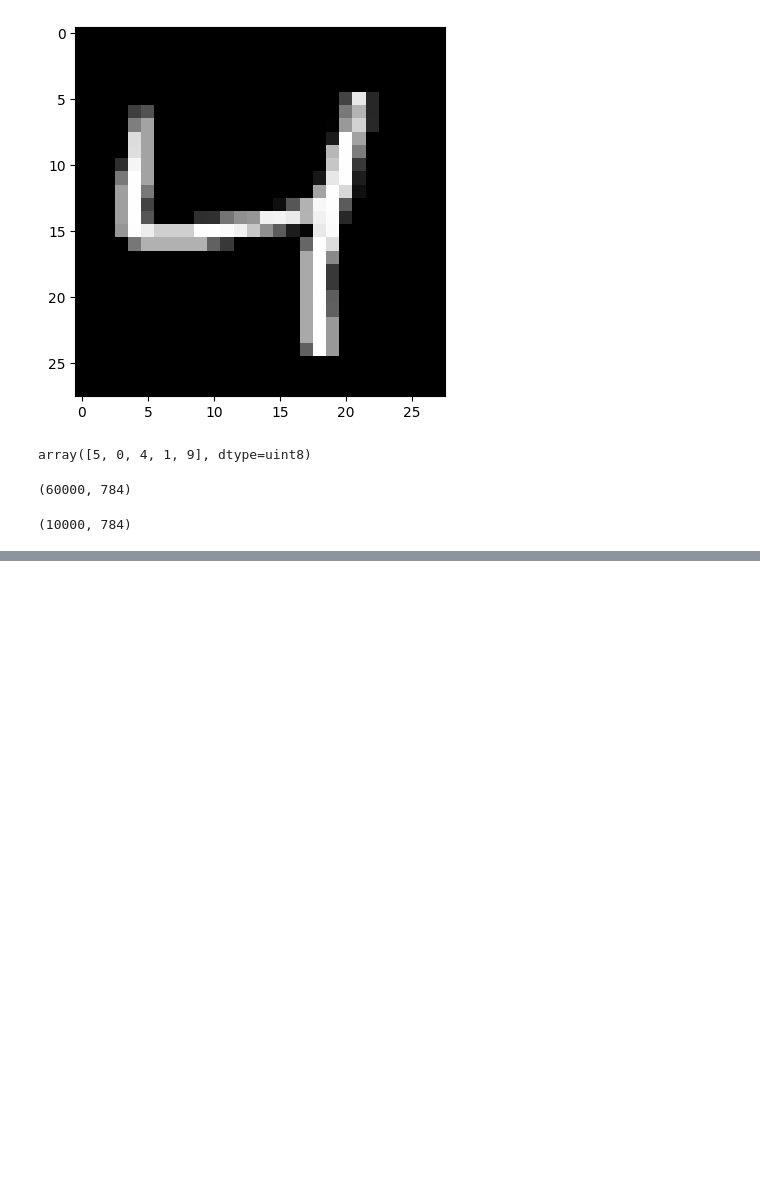
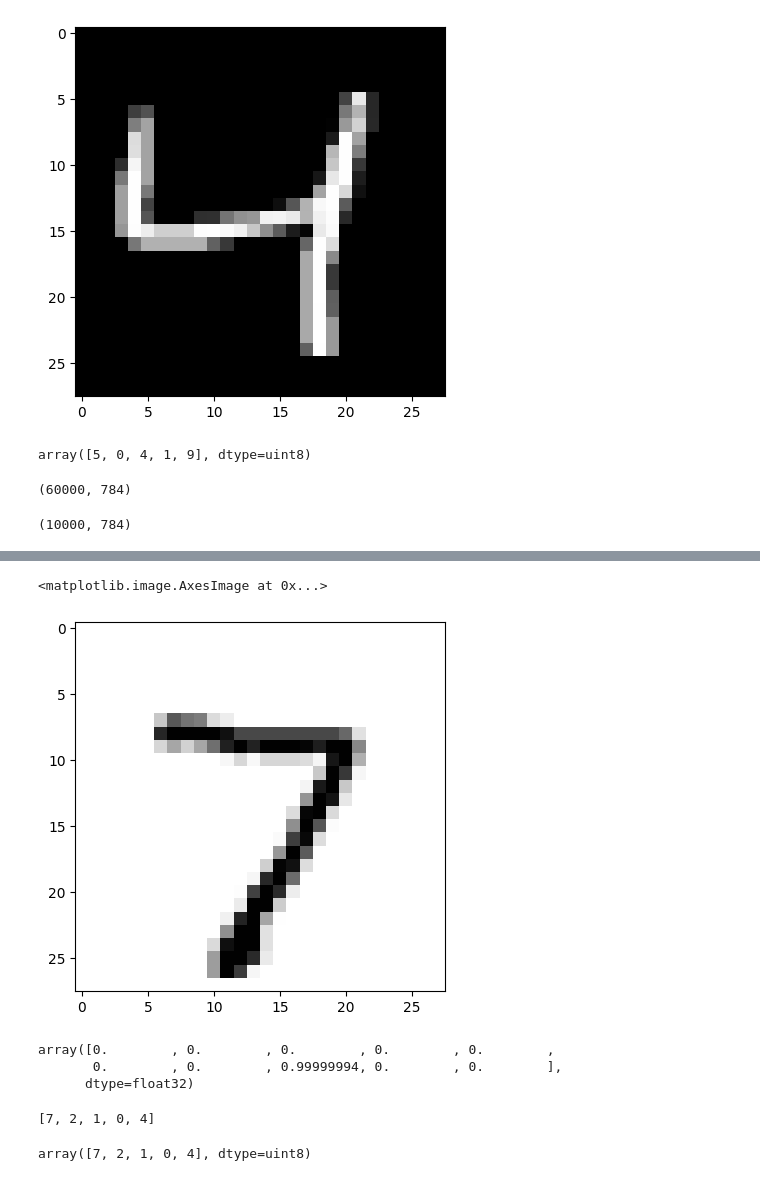
Before and after one commit to MrAgabaidu/Data-Sciences, a Jupyter notebook: Deep_Learning_and_Nueral_Net_using_the_mnist_data_set.ipynb, the cells around one changed output, grey strips where cells are left out. Saved outputs shown, nothing was run; the diff lists cells and outputs as text; code cells hidden in the pictures; blank space fills up the shorter version.

```diff
--- a/Deep_Learning_and_Nueral_Net_using_the_mnist_data_set.ipynb
+++ b/Deep_Learning_and_Nueral_Net_using_the_mnist_data_set.ipynb
@@ -94,0 +91,11 @@ Epoch 5/5
+# %%
+plt.imshow(x_test[0], cmap='Greys')
+# %% [output]
+<matplotlib.image.AxesImage at 0x...>
+[figure, added]
+# %%
+prediction[0]
+# %% [output]
+array([0.        , 0.        , 0.        , 0.        , 0.        ,
+       0.        , 0.        , 0.99999994, 0.        , 0.        ],
+      dtype=float32)
@@ -94,0 +106,8 @@ Epoch 5/5
+# %%
+pred[:5]
+# %% [output]
+[7, 2, 1, 0, 4]
+# %%
+y_test[:5]
+# %% [output]
+array([7, 2, 1, 0, 4], dtype=uint8)
```
Also changed, not shown: parts of 16 cells of this notebook.
